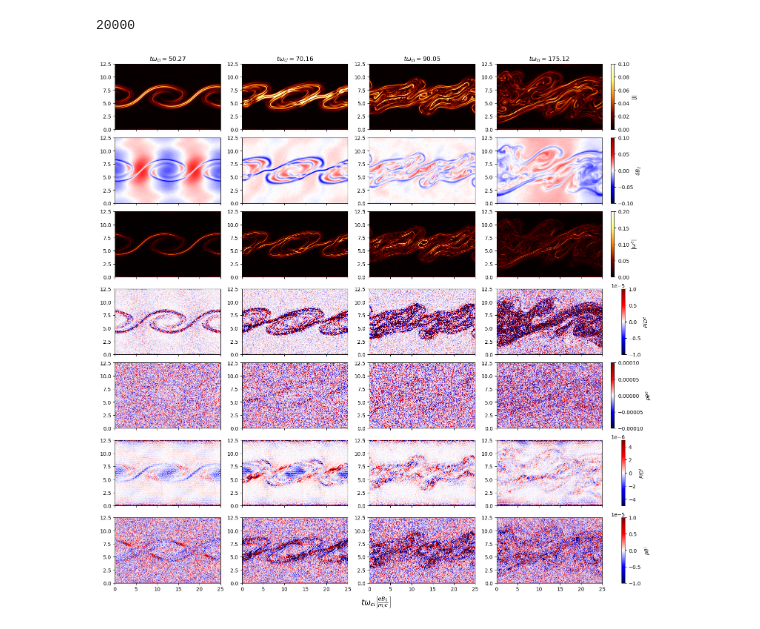
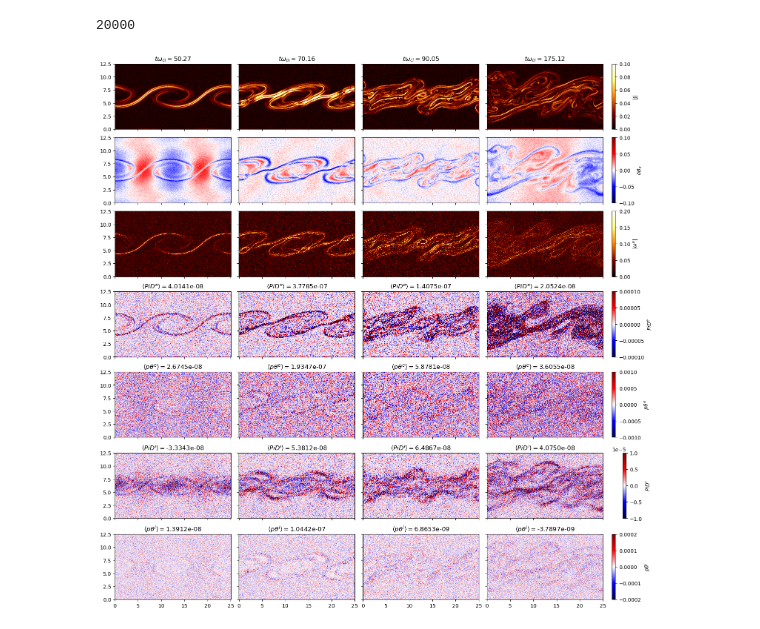
Before and after one commit to jgoodwill1/TurbPy, a Jupyter notebook: Analysis/Jupyter/snapshots.ipynb, the cells around one changed output. Saved outputs shown, nothing was run; the diff lists cells and outputs as text; code cells hidden in the pictures.

```diff
--- a/Analysis/Jupyter/snapshots.ipynb
+++ b/Analysis/Jupyter/snapshots.ipynb
@@ -38,7 +38,7 @@ print(times[20])
 # %% [output]
 20000
 # %%
-fig, axs = plt.subplots(7,4, figsize=(15, 15), sharex = True, layout='constrained')
+fig, axs = plt.subplots(7,4, figsize=(15, 15), sharex = True, sharey = True, layout='constrained')
 snaps = [91, 127, 163, 317]
 for i in np.arange(len(snaps)):
   t = snaps[i]
@@ -49,36 +49,41 @@ for i in np.arange(len(snaps)):
   j = np.sqrt((el['jx'] + ion['jx'])**2 + (el['jy'] + ion['jy'])**2 + (el['jz'] + ion['jz'])**2 )
   # B = np.sqrt((f['cbx']**2 + (f['cby'])**2))
   Bz = f['cbz'] - np.average(f['cbz'])
   we = tb.pcurl(el['jx']/el['rho'], el['jy']/el['rho'], el['jz']/el['rho'], dx = info['Lx/de']/info['nx'], dy = info['Ly/de']/info['ny'])
   we_abs = np.sqrt(we[0]**2 + we[1]**2 + we[2]**2)
   pthe, pide = tb.ps_calc(dirs, times[20], species = 'electron')
 
 
 
   pthe, pide = tb.ps_calc(dirs, times[t], species = 'electron')
   pthi, pidi = tb.ps_calc(dirs, times[t], species = 'ion')
 
   hot = 'afmhot'
   seis = 'seismic'
   cm1 = axs[0,i].pcolormesh(ly,lx,j, cmap = hot, vmin = 0, vmax = 0.1)
   cm2 = axs[1,i].pcolormesh(ly,lx,Bz, cmap = seis, vmin = -0.1, vmax = 0.1)
   cm3 = axs[2,i].pcolormesh(ly,lx,we_abs, cmap = hot,  vmin = 0, vmax = 0.2)
-  cm4 = axs[3,i].pcolormesh(ly,lx, pide, cmap = seis,  vmin = -0.00001, vmax = 0.00001)
-  cm5 = axs[4,i].pcolormesh(ly,lx, pthe, cmap = seis,  vmin = -0.0001, vmax = 0.0001)
-  cm6 = axs[5,i].pcolormesh(ly,lx, pidi, cmap = seis,  vmin = -0.000005, vmax = 0.000005)
-  cm7 = axs[6,i].pcolormesh(ly,lx, pthi, cmap = seis,  vmin = -0.00001, vmax = 0.00001)
+  cm4 = axs[3,i].pcolormesh(ly,lx, pide, cmap = seis,  vmin = -0.0001, vmax = 0.0001)
+  cm5 = axs[4,i].pcolormesh(ly,lx, pthe, cmap = seis,  vmin = -0.001, vmax = 0.001)
+  cm6 = axs[5,i].pcolormesh(ly,lx, pidi, cmap = seis,  vmin = -0.00001, vmax = 0.00001)
+  cm7 = axs[6,i].pcolormesh(ly,lx, pthi, cmap = seis,  vmin = -0.0002, vmax = 0.0002)
+
   axs[0,i].set_title(r'$t\omega_{ci} = $'f'{np.round(twci[t],2)}')
+
+  axs[3,i].set_title(r'$\langle PiD^e\rangle = $'f'{np.format_float_scientific(np.average(pide), precision = 4)}')
+  axs[4,i].set_title(r'$\langle p \theta^e\rangle = $'f'{np.format_float_scientific(np.average(pthe), precision = 4)}')
+  axs[5,i].set_title(r'$\langle PiD^i\rangle = $'f'{np.format_float_scientific(np.average(pidi), precision = 4)}')
+  axs[6,i].set_title(r'$\langle p \theta^i\rangle = $'f'{np.format_float_scientific(np.average(pthi), precision = 4)}')
 
   if i == len(snaps)-1:
     fig.colorbar(cm1 , ax = axs[0,i], label = '|J|')
     fig.colorbar(cm2 , ax=  axs[1,i], label = r'$\delta B_z$')
     fig.colorbar(cm3 , ax = axs[2,i], label = r'|$\omega^e$|')
     fig.colorbar(cm4 , ax = axs[3,i], label = r'$PiD^e$')
     fig.colorbar(cm5 , ax = axs[4,i], label = r'$p \theta^e$')
     fig.colorbar(cm6 , ax = axs[5,i], label = r'$PiD^i$')
     fig.colorbar(cm7 , ax = axs[6,i], label = r'$p \theta^i$')
 
-fig.supxlabel(r'$ t \omega_{ci} \left[ \frac{e B_0}{m_i c} \right]$', size = 15)
 plt.savefig(figs + 'snaps.jpg', dpi = 400)
 # %% [output]
-[figure, old version]
+[figure, new version]
```
Also changed, not shown: 10 other files.
